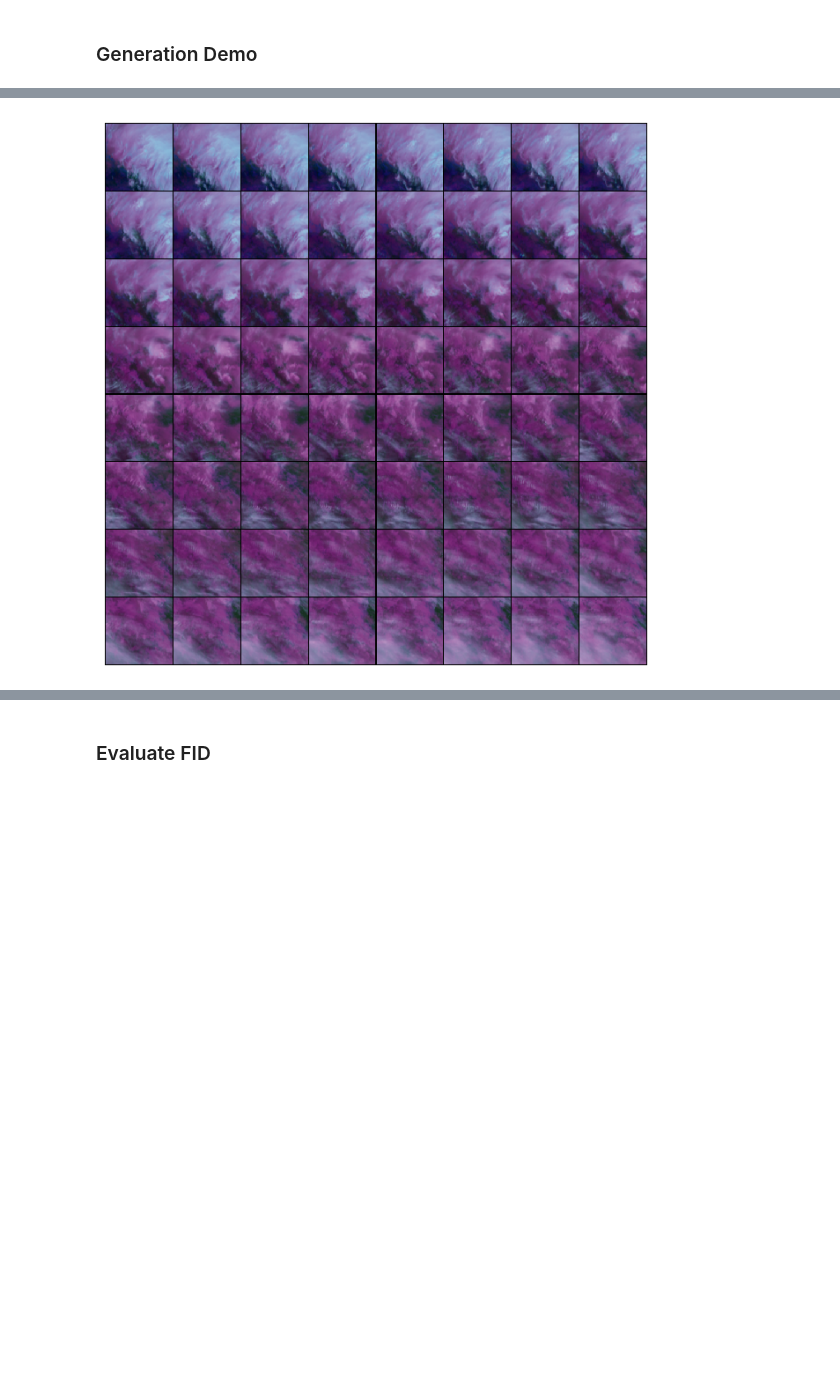
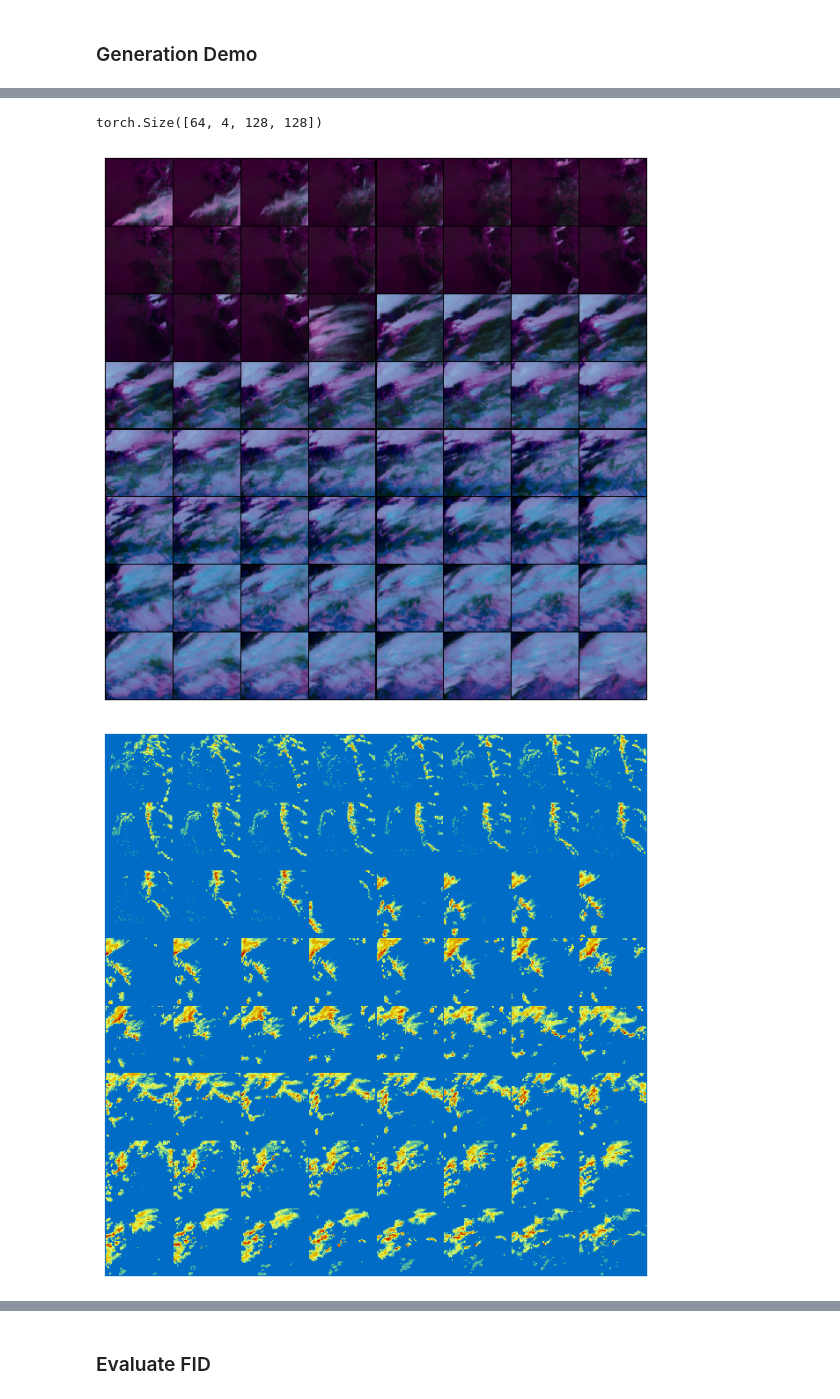
Before and after one commit to Ahyg/py-meanflow, a Jupyter notebook: meanflow/demo.ipynb, the cells around one changed output, grey strips where cells are left out. Drawn from its saved outputs; the diff is of its cells as text; code cells hidden in the pictures; blank space fills up the shorter version.

```diff
--- a/meanflow/demo.ipynb
+++ b/meanflow/demo.ipynb
@@ -124,6 +125,8 @@ data_loader = torch.utils.data.DataLoader(
 # %%
-conds, *_ = next(iter(data_loader))
+# Prepare conds
+conds, radars, *_ = next(iter(data_loader))
 conds = conds.permute(0, 3, 1, 2).to(args.device, non_blocking=True)
+radars = radars.permute(0, 3, 1, 2).to(args.device, non_blocking=True)
 # %%
 import numpy as np
 import cmweather
@@ -154,12 +156,25 @@ torch.Size([64, 3, 128, 128])
 # %%
-
 conds = torch.clamp(conds * 0.5 + 0.5, min=0.0, max=1.0)
 #conds = torch.floor(conds * 255)
 #conds = conds.to(torch.uint8)
+print(conds.shape)
 grid = make_grid(conds[:,0:3,:,:], nrow=nrow).permute(1, 2, 0).cpu().numpy()
 plt.figure(figsize=(nrow, nrow))
 plt.imshow(grid, interpolation='none')
 plt.axis('off')
 plt.show()
 # %% [output]
+torch.Size([64, 4, 128, 128])
-[figure, old version]
+[figure, new version]
+# %%
+radars = torch.clamp(radars * 0.5 + 0.5, min=0.0, max=1.0)
+radars = torch.floor(radars * 60)
+grid = make_grid(radars, nrow=nrow).permute(1, 2, 0).cpu().numpy()
+grid = grid[:, :,2]
+cmap="HomeyerRainbow"
+plt.figure(figsize=(nrow, nrow))
+plt.imshow(grid, cmap=cmap, vmin=0, vmax=60, interpolation='none')
+plt.axis('off')
+plt.show()
+# %% [output]
+[figure, added]
```
Also changed, not shown: parts of 6 cells of this notebook, 16 other files.
